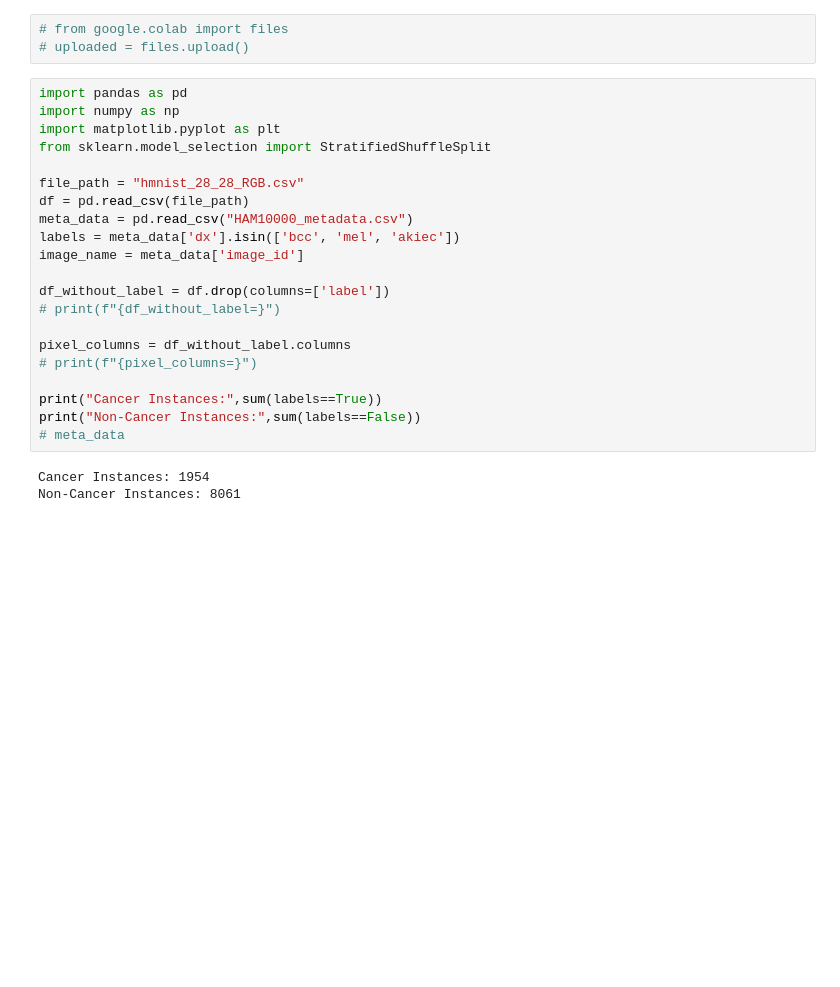
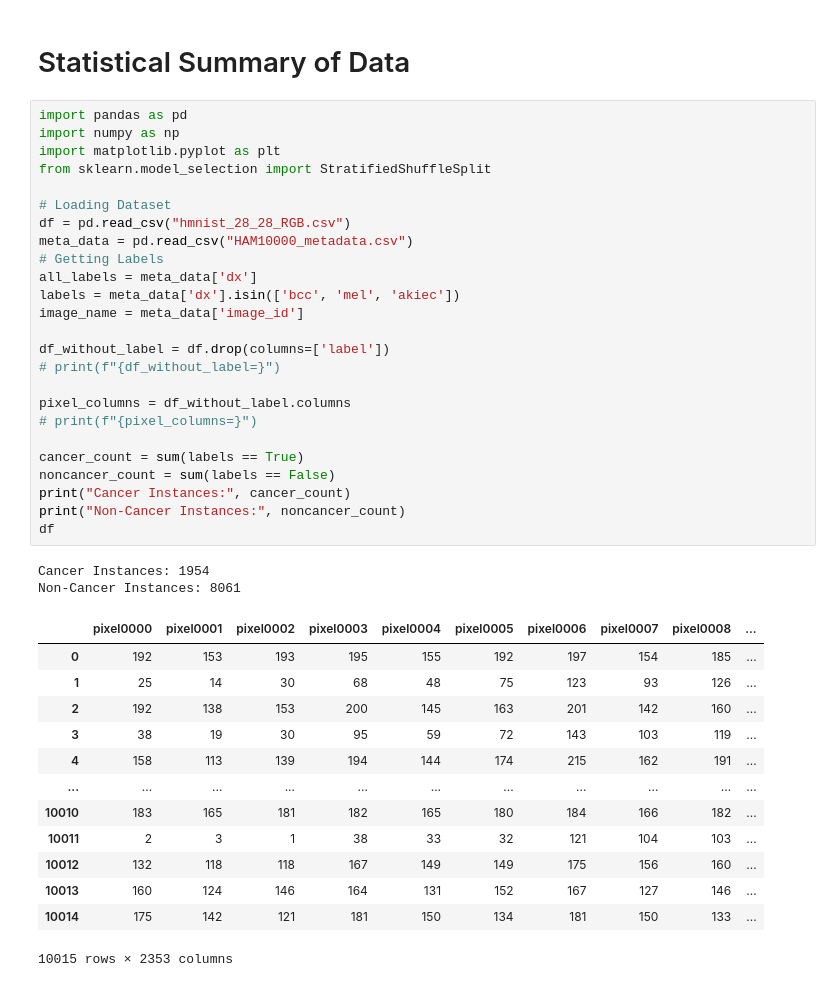
Before and after one commit to ShivanshuKGupta/AI_in_HC, a Jupyter notebook: main2.ipynb, the cells around one changed output. Drawn from its saved outputs; the diff is of its cells as text; blank space fills up the shorter version.

```diff
--- a/main2.ipynb
+++ b/main2.ipynb
@@ -1,27 +1,43 @@
-# %%
-# from google.colab import files
-# uploaded = files.upload()
+# %% [markdown]
+# Statistical Summary of Data
 # %%
 import pandas as pd
 import numpy as np
 import matplotlib.pyplot as plt
 from sklearn.model_selection import StratifiedShuffleSplit
 
-file_path = "hmnist_28_28_RGB.csv"
-df = pd.read_csv(file_path)
+# Loading Dataset
+df = pd.read_csv("hmnist_28_28_RGB.csv")
 meta_data = pd.read_csv("HAM10000_metadata.csv")
+# Getting Labels
+all_labels = meta_data['dx']
 labels = meta_data['dx'].isin(['bcc', 'mel', 'akiec'])
 image_name = meta_data['image_id']
 
 df_without_label = df.drop(columns=['label'])
 # print(f"{df_without_label=}")
 
 pixel_columns = df_without_label.columns
 # print(f"{pixel_columns=}")
 
-print("Cancer Instances:",sum(labels==True))
-print("Non-Cancer Instances:",sum(labels==False))
-# meta_data
+cancer_count = sum(labels == True)
+noncancer_count = sum(labels == False)
+print("Cancer Instances:", cancer_count)
+print("Non-Cancer Instances:", noncancer_count)
+df
 # %% [output]
 Cancer Instances: 1954
 Non-Cancer Instances: 8061
+|  | pixel0000 | pixel0001 | pixel0002 | pixel0003 | pixel0004 | pixel0005 | pixel0006 | pixel0007 | pixel0008 | ... |
+| 0 | 192 | 153 | 193 | 195 | 155 | 192 | 197 | 154 | 185 | ... |
+| 1 | 25 | 14 | 30 | 68 | 48 | 75 | 123 | 93 | 126 | ... |
+| 2 | 192 | 138 | 153 | 200 | 145 | 163 | 201 | 142 | 160 | ... |
+| 3 | 38 | 19 | 30 | 95 | 59 | 72 | 143 | 103 | 119 | ... |
+| 4 | 158 | 113 | 139 | 194 | 144 | 174 | 215 | 162 | 191 | ... |
+| ... | ... | ... | ... | ... | ... | ... | ... | ... | ... | ... |
+| 10010 | 183 | 165 | 181 | 182 | 165 | 180 | 184 | 166 | 182 | ... |
+| 10011 | 2 | 3 | 1 | 38 | 33 | 32 | 121 | 104 | 103 | ... |
+| 10012 | 132 | 118 | 118 | 167 | 149 | 149 | 175 | 156 | 160 | ... |
+| 10013 | 160 | 124 | 146 | 164 | 131 | 152 | 167 | 127 | 146 | ... |
+| 10014 | 175 | 142 | 121 | 181 | 150 | 134 | 181 | 150 | 133 | ... |
+10015 rows × 2353 columns
```
Also changed, not shown: parts of 3 cells of this notebook, 1 other file.
